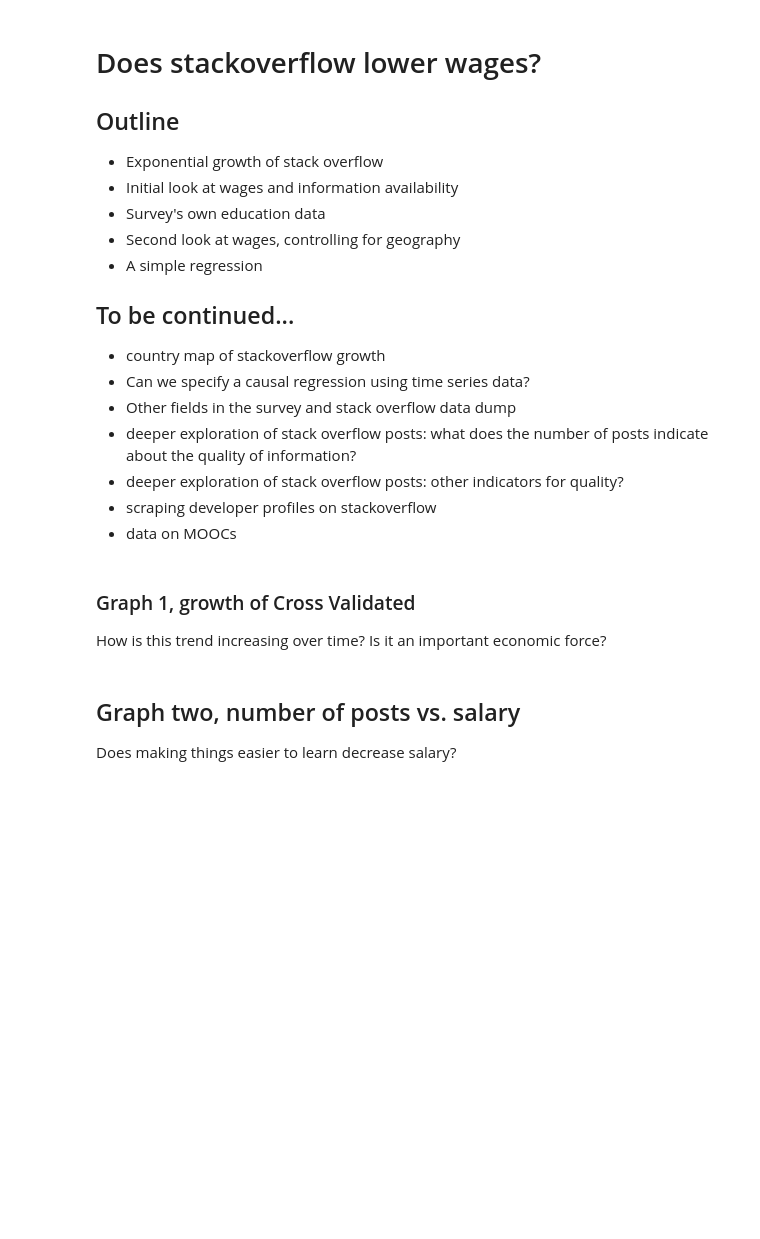
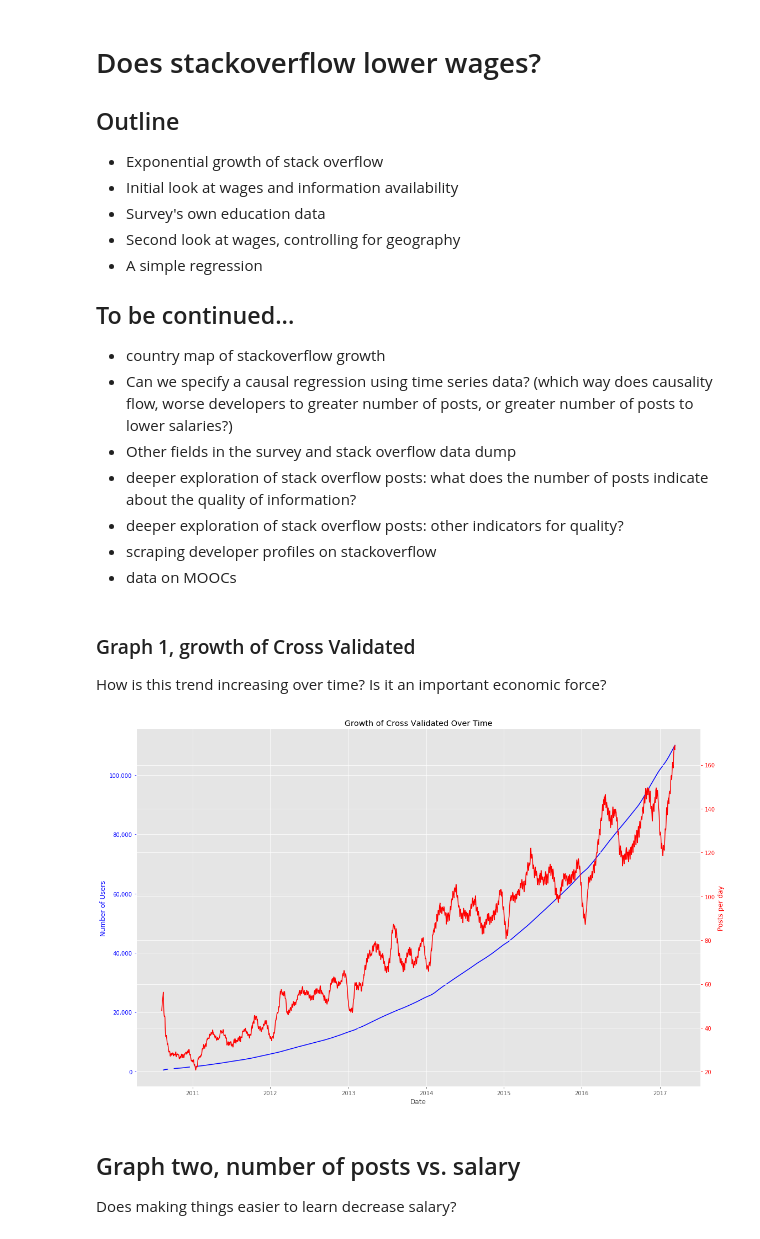
Before and after one commit to Alleno/data-incubator, a Jupyter notebook: output/interview materials.ipynb, the cells around one changed output. Drawn from its saved outputs; the diff is of its cells as text; code cells hidden in the pictures; blank space fills up the shorter version.

```diff
--- a/output/interview materials.ipynb
+++ b/output/interview materials.ipynb
@@ -19,7 +24,7 @@ survey2016 = pd.read_csv('Survey Data/2016 Stack Overflow Survey Responses.csv')
 
 ## To be continued...
 * country map of stackoverflow growth
-* Can we specify a causal regression using time series data?
+* Can we specify a causal regression using time series data? (which way does causality flow, worse developers to greater number of posts, or greater number of posts to lower salaries?)
 * Other fields in the survey and stack overflow data dump
 * deeper exploration of stack overflow posts: what does the number of posts indicate about the quality of information?
 * deeper exploration of stack overflow posts: other indicators for quality?
@@ -48,25 +53,27 @@ posts_users = pd.DataFrame(data={"users": usercounts.cumsum(),
 posts_users['users30dayMA'] = posts_users['users'].rolling(window=30).mean()
 posts_users['posts30dayMA'] = posts_users['posts'].rolling(window=30).mean()
 # %%
-fig, ax1 = plt.subplots()
+fig, ax1 = plt.subplots(figsize=(16,10))
 ax1.plot(posts_users.index, posts_users['users30dayMA'], color='b', label="Number of Users")
 ax1.set_xlabel('Date')
 
 # Make the y-axis label, ticks and tick labels match the line color.
 ax1.set_ylabel('Number of Users', color='b')
 ax1.tick_params('y', colors='b')
 
 ax2 = ax1.twinx()
 ax2.plot(posts_users.index, posts_users['posts30dayMA'], color='r', label="Posts per Day (30 day MA)")
 ax2.set_ylabel('Posts per day', color='r')
 ax2.tick_params('y', colors='r')
 
 ax1.set(title="Growth of Cross Validated Over Time")
 def update_ylabels(ax):
     ylabels = [format(label, ',.0f') for label in ax.get_yticks()]
     ax.set_yticklabels(ylabels)
 update_ylabels(ax1)
 fig.tight_layout()
+# %% [output]
+[figure, added]
 # %% [markdown]
 ## Graph two, number of posts vs. salary
 
```
Also changed, not shown: parts of 21 cells of this notebook, 1 other file.
